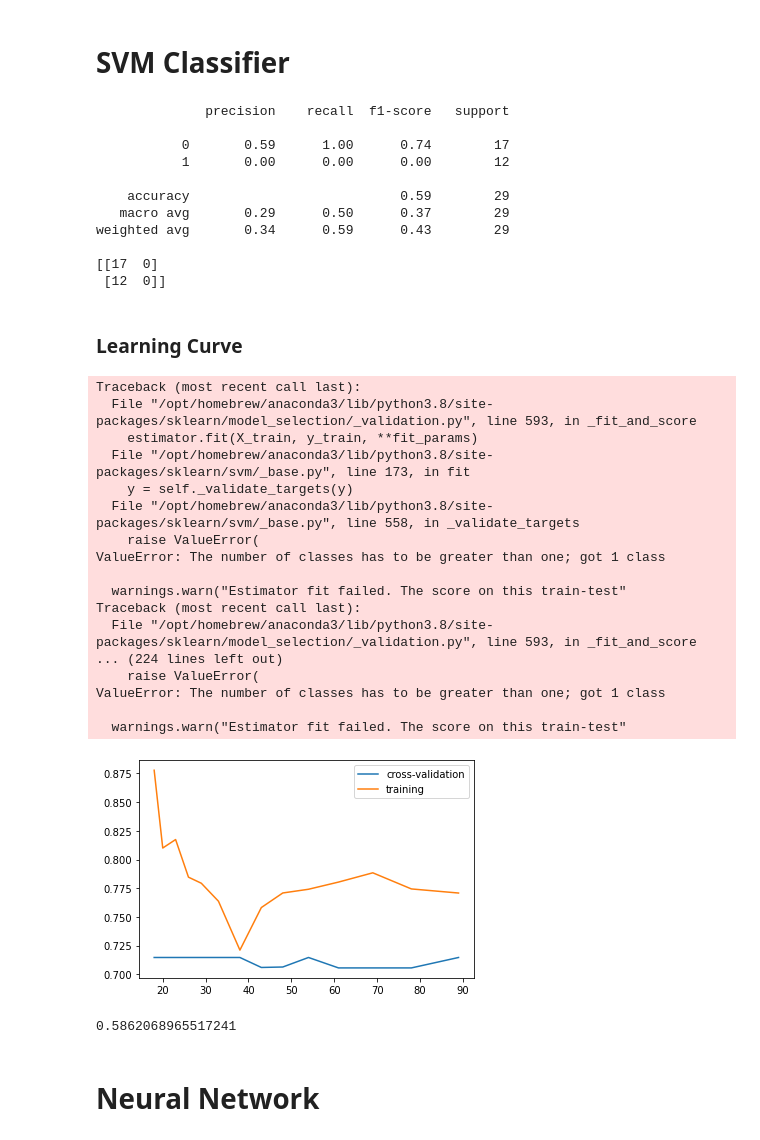
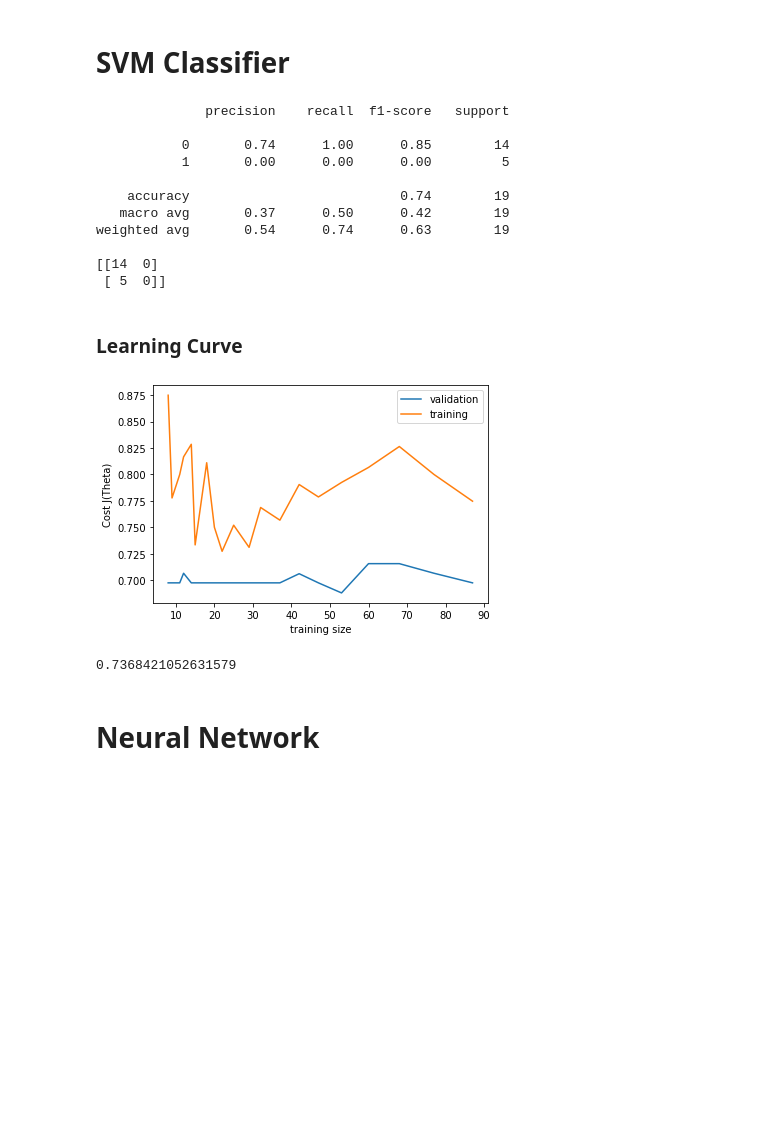
Before and after one commit to KisanThapa/ProjectCS638-Applied-Machine-Learning, a Jupyter notebook: model.ipynb, the cells around one changed output. Cells and saved outputs as stored; diff of their text form; code cells hidden in the pictures; blank space fills up the shorter version.

```diff
--- a/model.ipynb
+++ b/model.ipynb
@@ -92,4 +98,4 @@ sns.countplot(y['Class'])
 # %%
-# Split Datasets
-X_train, X_test, y_train, y_test = train_test_split(
-    X, y, test_size=0.2, random_state=42)
+# Splitting Datasets
+X_train, X_test, y_train, y_test = train_test_split(X, y, train_size=0.87, random_state=1)
+X_train, X_valid, y_train, y_valid = train_test_split(X_train, y_train, train_size=0.9, random_state=1)
@@ -115,3 +124,5 @@ logReg = LogisticRegression(penalty='l2', C=0.1)
+# %%
+logReg = LogisticRegression()
 # %%
 logReg.fit(X_train, y_train)
 y_pred = logReg.predict(X_test)
@@ -201,11 +196,0 @@ plt.show()
-# %%
-# Tuning lambda
-accuracy = []
-for i in range(1, 100, 10):
-    log_Regression = LogisticRegression(C=i)
-    log_Regression.fit(X_train, y_train)
-    pred_log = log_Regression.predict(X_test)
-    accuracy.append(accuracy_score(y_test, pred_log))
-
-# print(accuracy)
-plt.plot(accuracy)
@@ -214,0 +197,21 @@ plt.plot(accuracy)
+# %%
+C_param_range = [0.001, 0.01, 0.1, 1, 10, 100, 1000]
+
+AccuracyTable = []
+
+for i in C_param_range:
+    # Apply logistic regression model to training data
+    lr = LogisticRegression(penalty = 'l2', C = i, random_state = 1)
+    lr.fit(X_train,y_train)
+
+    # Predict using model
+    y_pred = lr.predict(X_test)
+
+    # Saving accuracy score in table
+    AccuracyTable.append(accuracy_score(y_test, y_pred))
+
+
+plt.xlabel("Lambda Values(1000, 100, 10, 1, 0.1, 0.01, 0.001)")
+plt.ylabel("Accuracy of the Model")
+plt.plot(np.array(AccuracyTable))
+plt.show()
@@ -286,47 +292,32 @@ print(confusion_matrix(y_test, pred_clf))
 # %% [output]
               precision    recall  f1-score   support
 
-           0       0.59      1.00      0.74        17
-           1       0.00      0.00      0.00        12
+           0       0.74      1.00      0.85        14
+           1       0.00      0.00      0.00         5
 
-    accuracy                           0.59        29
-   macro avg       0.29      0.50      0.37        29
-weighted avg       0.34      0.59      0.43        29
+    accuracy                           0.74        19
+   macro avg       0.37      0.50      0.42        19
+weighted avg       0.54      0.74      0.63        19
 
-[[17  0]
- [12  0]]
+[[14  0]
+ [ 5  0]]
 # %% [markdown]
 ### Learning Curve
 # %%
 train_sizes, train_scores, validation_scores = learning_curve(clf, X_train, y_train, train_sizes=np.logspace(-1, 0, 20))
 
-plt.plot(train_sizes, validation_scores.mean(axis=1), label='cross-validation')
+plt.plot(train_sizes, validation_scores.mean(axis=1), label='validation')
 plt.plot(train_sizes, train_scores.mean(axis=1), label='training')
+plt.xlabel('training size')
+plt.ylabel('Cost J(Theta)')
 plt.legend()
 plt.show()
 # %% [output]
-Traceback (most recent call last):
-  File "/opt/homebrew/anaconda3/lib/python3.8/site-packages/sklearn/model_selection/_validation.py", line 593, in _fit_and_score
-    estimator.fit(X_train, y_train, **fit_params)
-  File "/opt/homebrew/anaconda3/lib/python3.8/site-packages/sklearn/svm/_base.py", line 173, in fit
-    y = self._validate_targets(y)
-  File "/opt/homebrew/anaconda3/lib/python3.8/site-packages/sklearn/svm/_base.py", line 558, in _validate_targets
-    raise ValueError(
-ValueError: The number of classes has to be greater than one; got 1 class
-
-  warnings.warn("Estimator fit failed. The score on this train-test"
-Traceback (most recent call last):
-  File "/opt/homebrew/anaconda3/lib/python3.8/site-packages/sklearn/model_selection/_validation.py", line 593, in _fit_and_score
-... (224 lines left out)
-    raise ValueError(
-ValueError: The number of classes has to be greater than one; got 1 class
-
-  warnings.warn("Estimator fit failed. The score on this train-test"
-[figure, old version]
+[figure, new version]
 # %%
 print(accuracy_score(y_test, pred_clf))
 # %% [output]
-0.5862068965517241
+0.7368421052631579
 # %% [markdown]
 # Neural Network
 # %%
```
Also changed, not shown: parts of 20 cells of this notebook.
